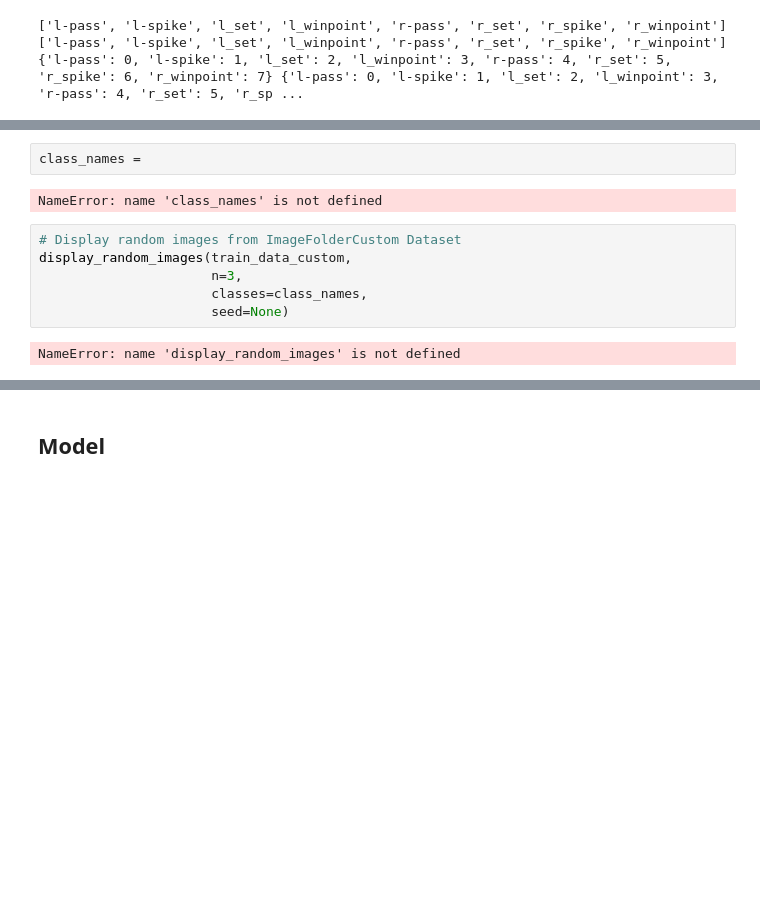
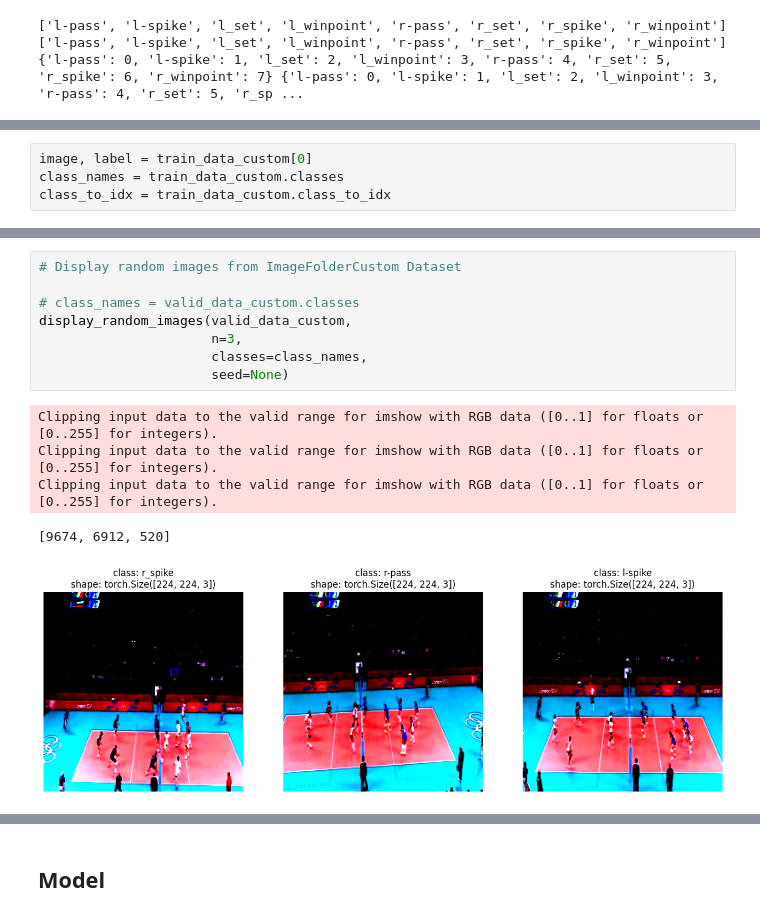
Before and after one commit to Fawzy-AI-Explorer/Group-Activity-Recognition, a Jupyter notebook: src/NoteBooks/explore.ipynb, the cells around one changed output, grey strips where cells are left out. Saved outputs shown, nothing was run; the diff lists cells and outputs as text; blank space fills up the shorter version.

```diff
--- a/src/NoteBooks/explore.ipynb
+++ b/src/NoteBooks/explore.ipynb
@@ -529,0 +479,4 @@ print(train_data_custom.class_to_idx, test_data_custom.class_to_idx)
+# %%
+image, label = train_data_custom[0]
+class_names = train_data_custom.classes
+class_to_idx = train_data_custom.class_to_idx
@@ -567,15 +547,17 @@ def display_random_images(dataset: torch.utils.data.dataset.Dataset,
             if display_shape:
                 title = title + f"\nshape: {targ_image_adjust.shape}"
         plt.title(title)
-# %%
-class_names =
-# %% [output]
-NameError: name 'class_names' is not defined
 # %%
 # Display random images from ImageFolderCustom Dataset
-display_random_images(train_data_custom,
+
+# class_names = valid_data_custom.classes
+display_random_images(valid_data_custom,
                       n=3,
                       classes=class_names,
                       seed=None)
 # %% [output]
-NameError: name 'display_random_images' is not defined
+Clipping input data to the valid range for imshow with RGB data ([0..1] for floats or [0..255] for integers).
+Clipping input data to the valid range for imshow with RGB data ([0..1] for floats or [0..255] for integers).
+Clipping input data to the valid range for imshow with RGB data ([0..1] for floats or [0..255] for integers).
+[9674, 6912, 520]
+[figure, added]
```
Also changed, not shown: parts of 22 cells of this notebook.
